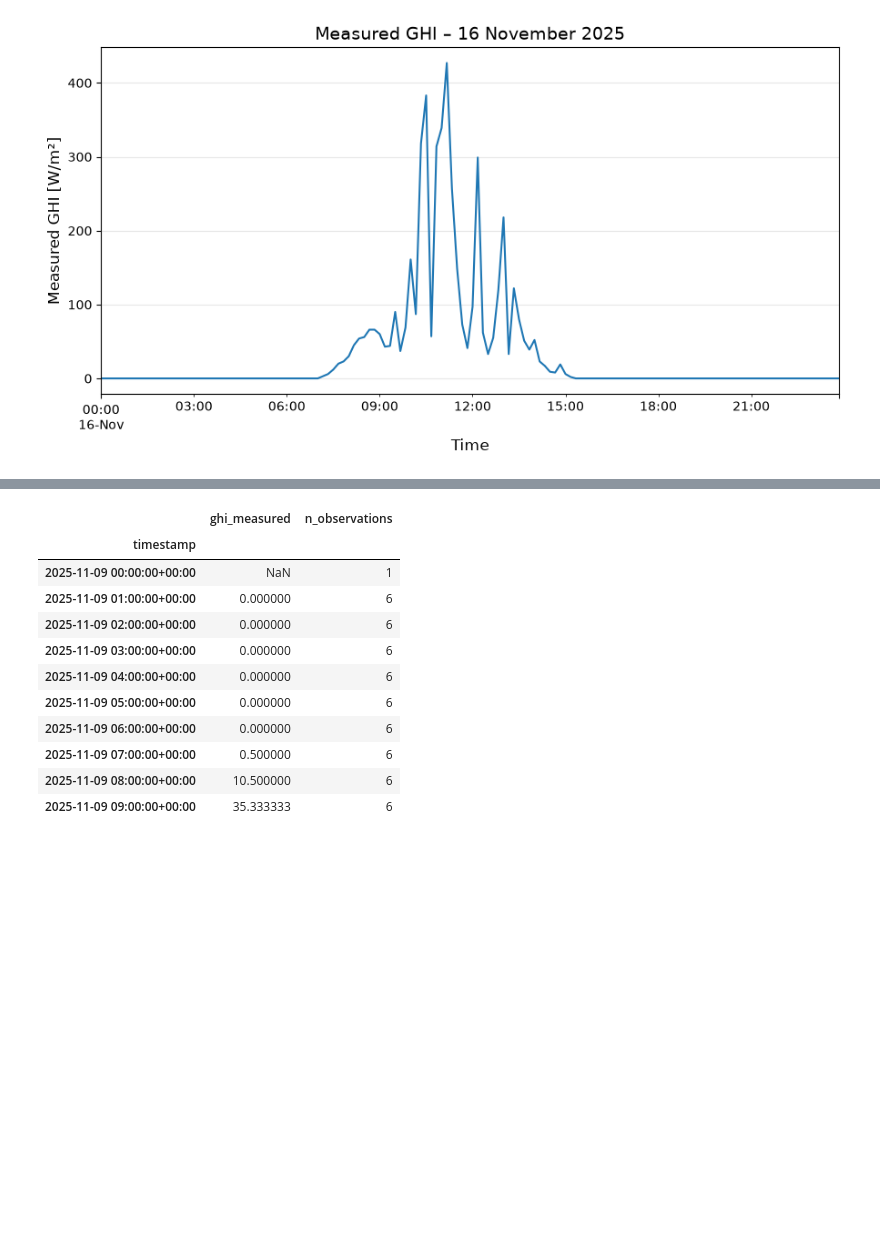
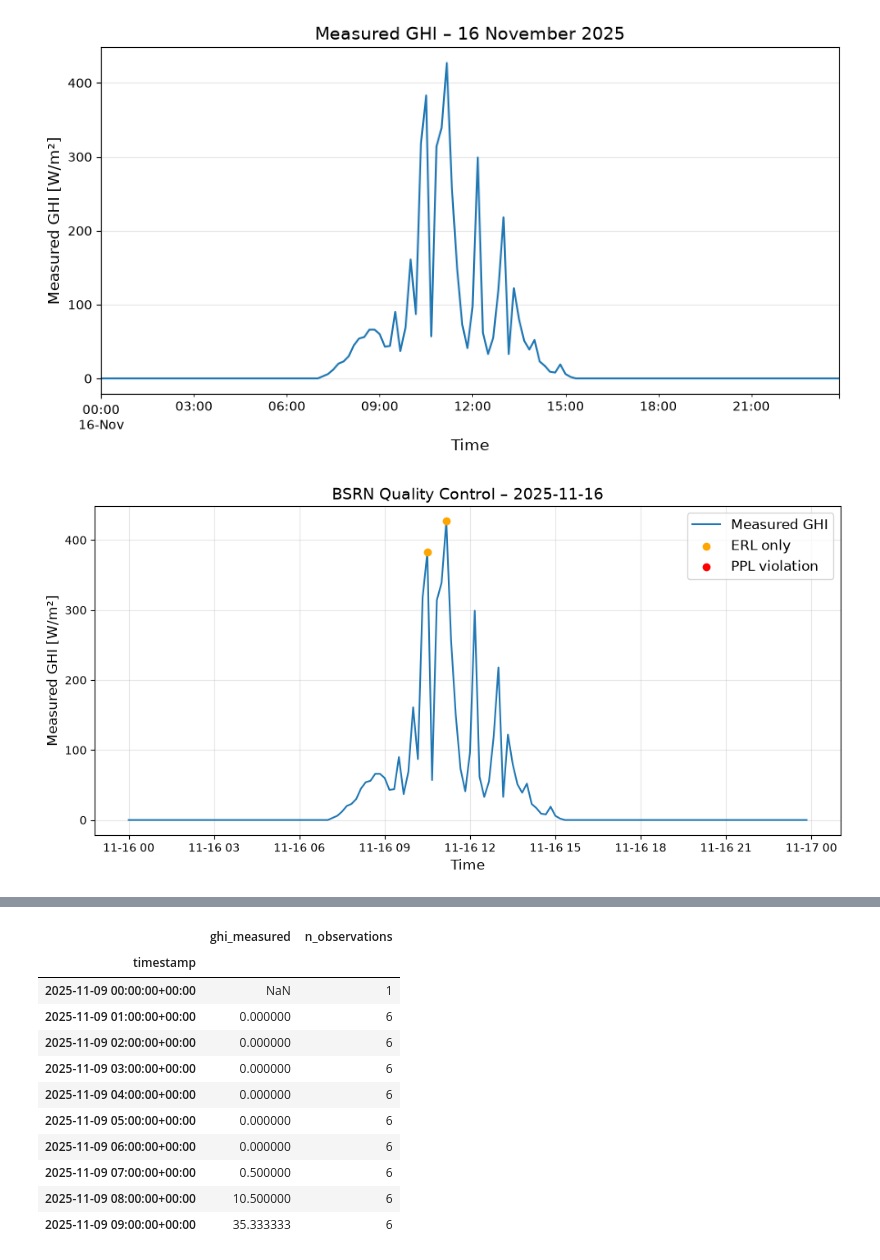
Before and after one commit to MatildeMGM/solar_forecast_project, a Jupyter notebook: notebooks/weather_measurements.ipynb, the cells around one changed output, grey strips where cells are left out. Saved outputs shown, nothing was run; the diff lists cells and outputs as text; code cells hidden in the pictures; blank space fills up the shorter version.

```diff
--- a/notebooks/weather_measurements.ipynb
+++ b/notebooks/weather_measurements.ipynb
@@ -208,4 +232,48 @@ plt.show()
 #display(error_data)
 # %% [output]
 [figure]
+# %%
+# Select a day with a BSRN violation
+flagged_data = data_raw[
+    data_raw["ghi_ppl_flag"] | data_raw["ghi_erl_flag"]
+]
+
+error_date = flagged_data.index[0].date()
+error_data = data_raw.loc[str(error_date)]
+
+# Separate PPL violations from ERL-only violations
+ppl = error_data["ghi_ppl_flag"]
+erl_only = error_data["ghi_erl_flag"] & ~ppl
+
+# Plot measured GHI and flagged observations
+fig, ax = plt.subplots(figsize=(10, 5))
+
+ax.plot(error_data.index, error_data["ghi"], label="Measured GHI")
+
+ax.scatter(
+    error_data.index[erl_only],
+    error_data.loc[erl_only, "ghi"],
+    color="orange",
+    label="ERL only",
+    zorder=3,
+)
+
+ax.scatter(
+    error_data.index[ppl],
+    error_data.loc[ppl, "ghi"],
+    color="red",
+    label="PPL violation",
+    zorder=3,
+)
+
+ax.set_title(f"BSRN Quality Control – {error_date}")
+ax.set_xlabel("Time")
+ax.set_ylabel("Measured GHI [W/m²]")
+ax.legend()
+ax.grid(alpha=0.3)
+
+plt.tight_layout()
+plt.show()
+# %% [output]
+[figure, added]
 # %% [markdown]
```
Also changed, not shown: parts of 14 cells of this notebook.
